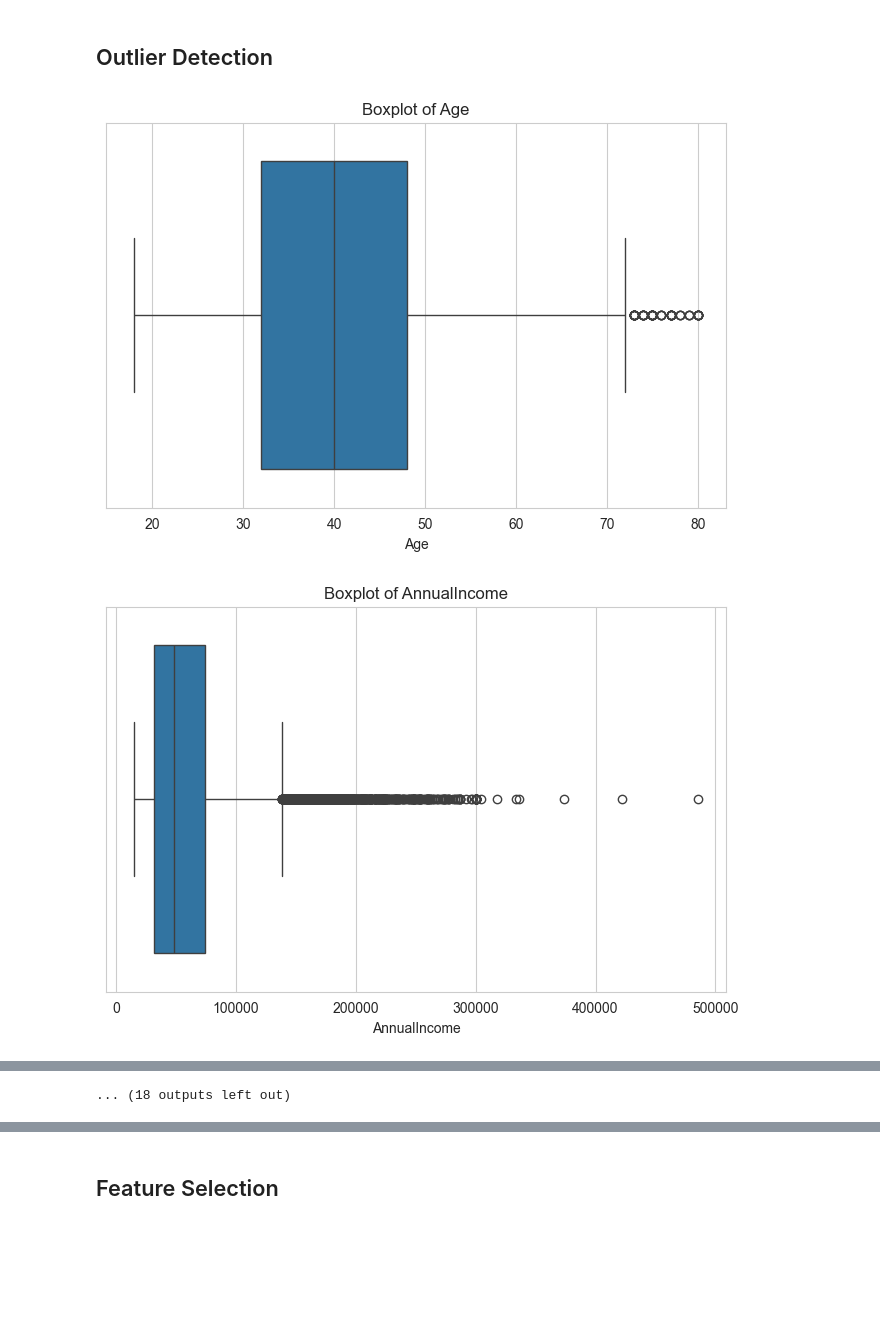
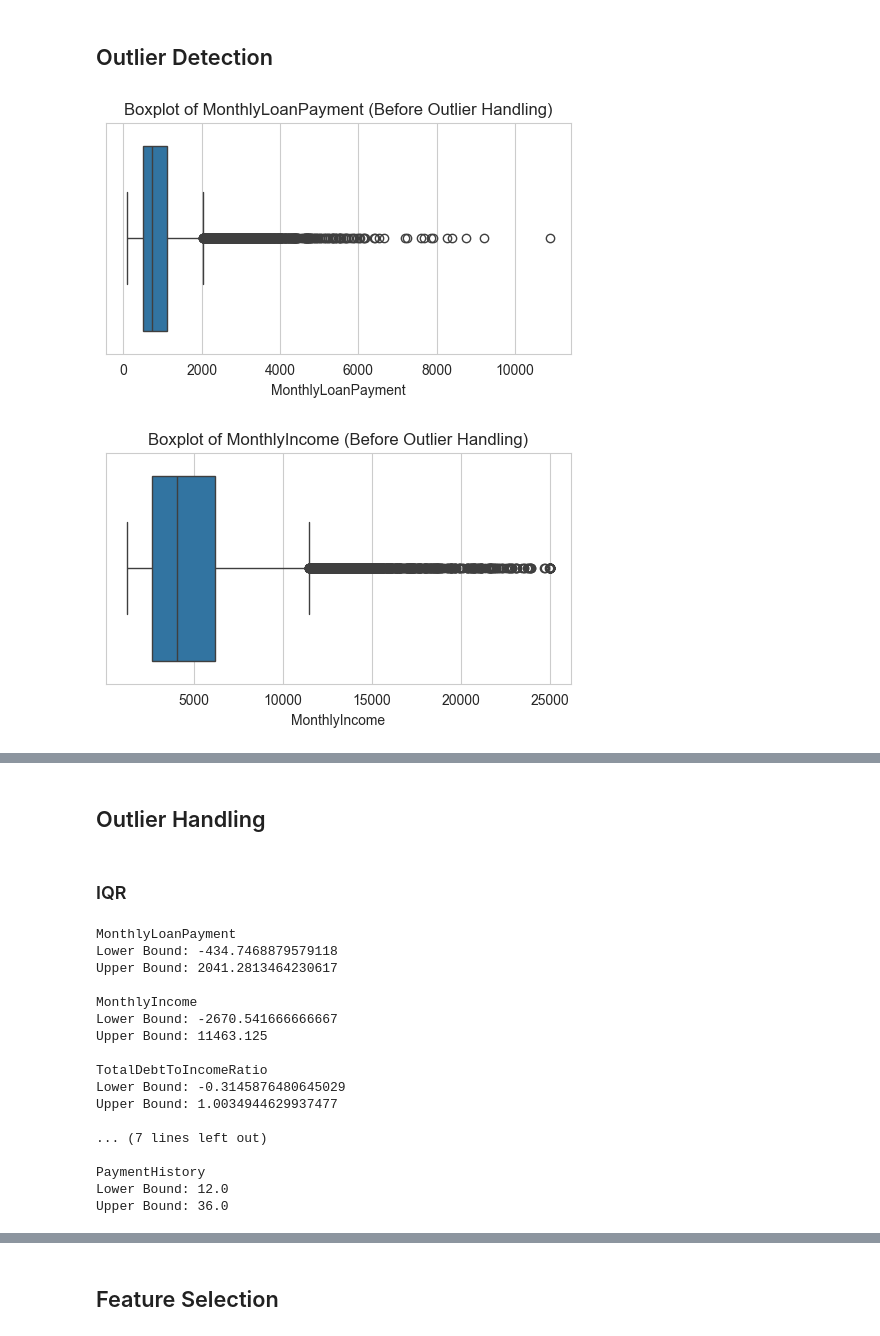
Before and after one commit to sseptiannn/finalproject_dibimbing_aiml8, a Jupyter notebook: notebooks/Exploratory Data Analysis.ipynb, the cells around one changed output, grey strips where cells are left out. Saved outputs shown, nothing was run; the diff lists cells and outputs as text; code cells hidden in the pictures; blank space fills up the shorter version.

```diff
--- a/notebooks/Exploratory Data Analysis.ipynb
+++ b/notebooks/Exploratory Data Analysis.ipynb
@@ -203,19 +200,23 @@ Data ini menunjukkan bahwa kondisi finansial (Pendapatan vs Cicilan) sangat mene
 # %% [markdown]
 ## Outlier Detection
 # %%
+import matplotlib.pyplot as plt
+import seaborn as sns
+
 selected_cols = [
     "MonthlyLoanPayment",
     "MonthlyIncome",
     "TotalDebtToIncomeRatio",
     "CreditCardUtilizationRate",
     "PreviousLoanDefaults",
     "PaymentHistory",
 ]
-for col in num_cols:
-    plt.figure()
+
+for col in selected_cols:
+    plt.figure(figsize=(6,3))
     sns.boxplot(x=df[col])
-    plt.title(f"Boxplot of {col}")
+    plt.title(f"Boxplot of {col} (Before Outlier Handling)")
     plt.show()
 # %% [output]
-[figure, old version]
+[figure, new version]
-[figure, old version]
+[figure, new version]
@@ -232 +227,42 @@ for col in num_cols:
-... (18 outputs left out)
+# %% [markdown]
+## Outlier Handling
+# %% [markdown]
+### IQR
+# %%
+import numpy as np
+
+outlier_bounds = {}
+
+for col in selected_cols:
+
+    Q1 = df[col].quantile(0.25)
+    Q3 = df[col].quantile(0.75)
+
+    IQR = Q3 - Q1
+
+    lower = Q1 - 1.5 * IQR
+    upper = Q3 + 1.5 * IQR
+
+    outlier_bounds[col] = (lower, upper)
+
+    print(f"{col}")
+    print(f"Lower Bound: {lower}")
+    print(f"Upper Bound: {upper}\n")
+# %% [output]
+MonthlyLoanPayment
+Lower Bound: -434.7468879579118
+Upper Bound: 2041.2813464230617
+
+MonthlyIncome
+Lower Bound: -2670.541666666667
+Upper Bound: 11463.125
+
+TotalDebtToIncomeRatio
+Lower Bound: -0.3145876480645029
+Upper Bound: 1.0034944629937477
+
+... (7 lines left out)
+
+PaymentHistory
+Lower Bound: 12.0
+Upper Bound: 36.0
```
Also changed, not shown: parts of 15 cells of this notebook, 1 other file.
